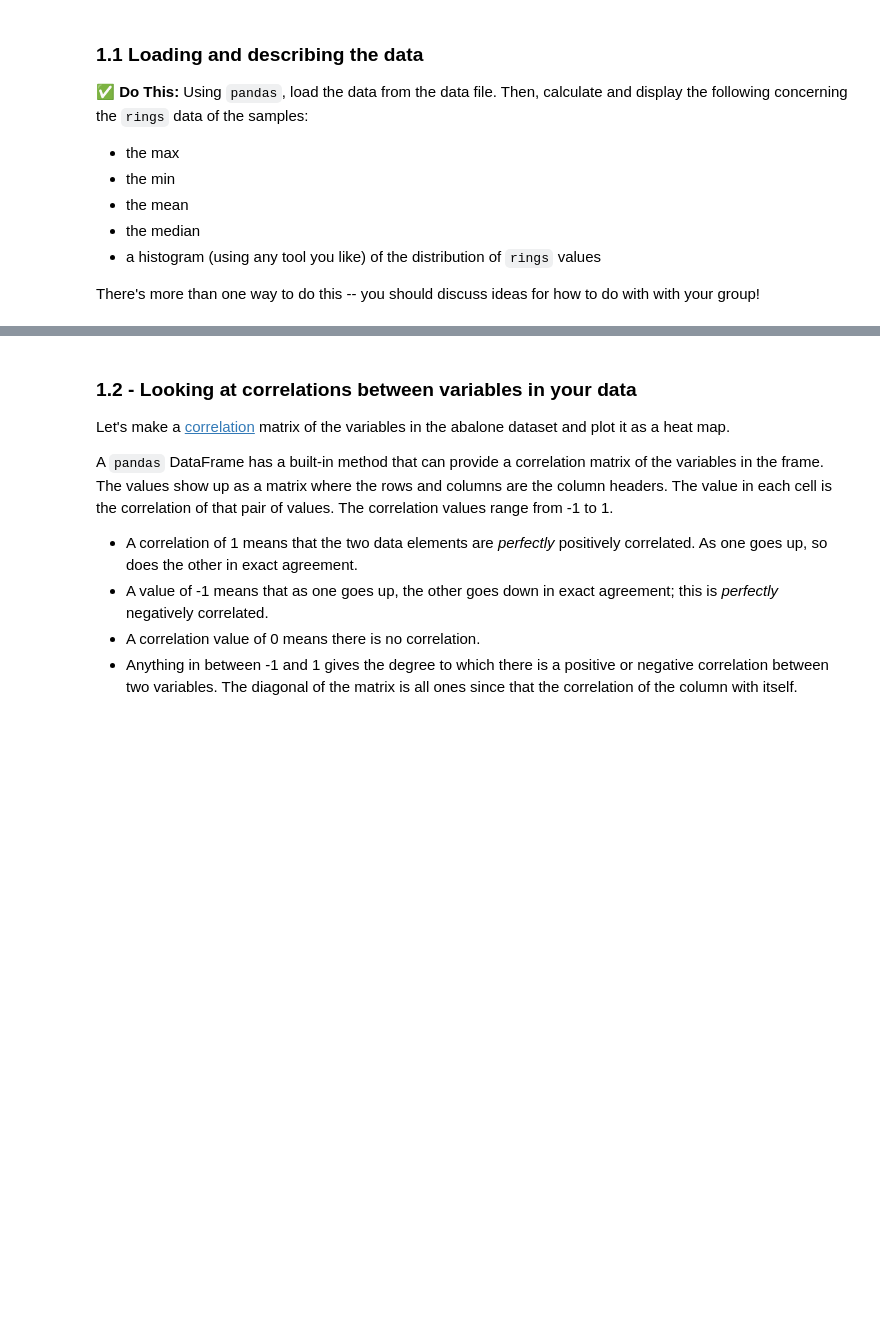
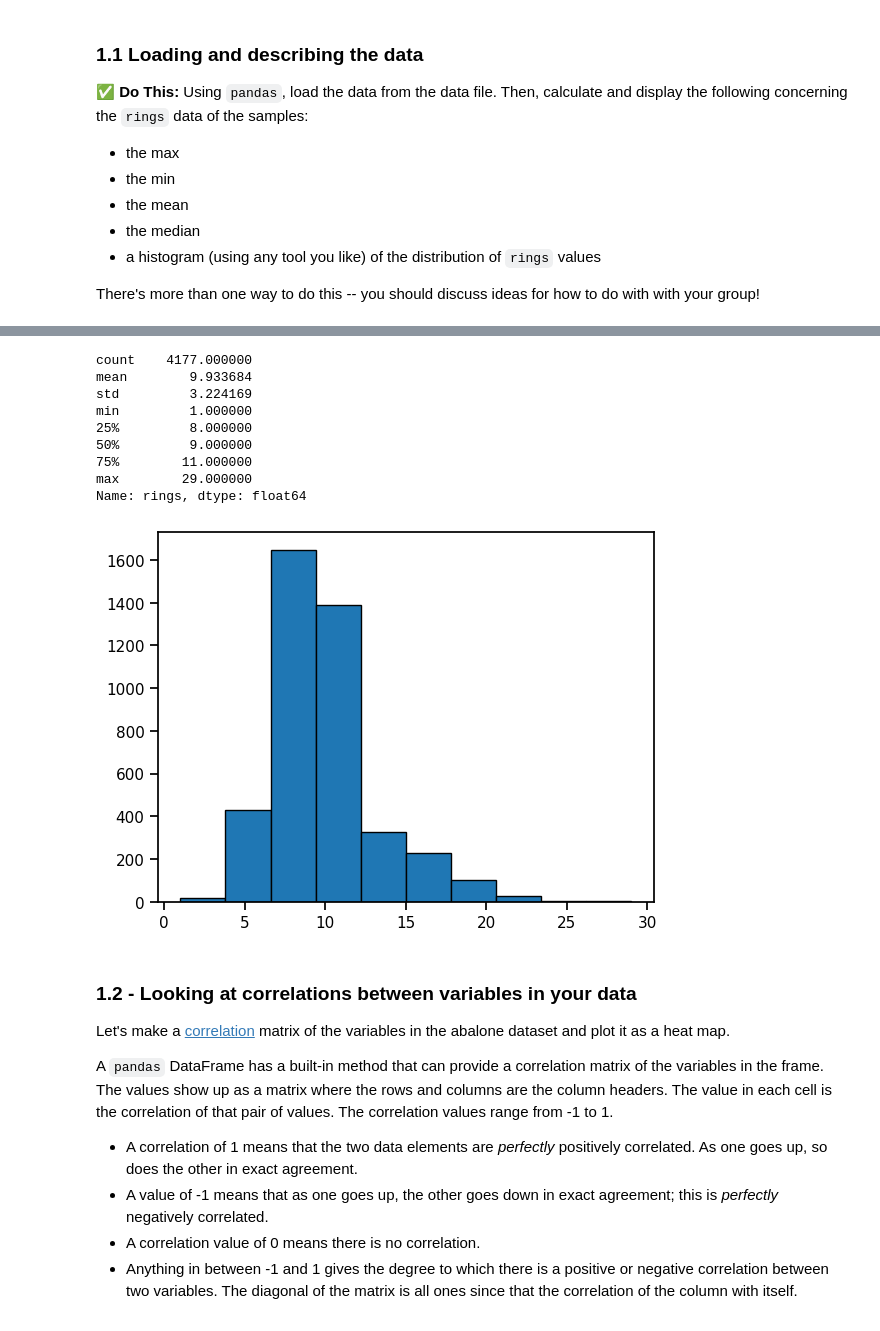
Before and after one commit to Jil-mueller/CMSE202-f25-turnin, a Jupyter notebook: day-13-in-class/Day-13_In-Class-Regression-STUDENT.ipynb, the cells around one changed output, grey strips where cells are left out. Saved outputs shown, nothing was run; the diff lists cells and outputs as text; code cells hidden in the pictures; blank space fills up the shorter version.

```diff
--- a/day-13-in-class/Day-13_In-Class-Regression-STUDENT.ipynb
+++ b/day-13-in-class/Day-13_In-Class-Regression-STUDENT.ipynb
@@ -71,11 +75,34 @@ There's more than one way to do this -- you should discuss ideas for how to do w
 # %%
 # put your code here
 import matplotlib.pyplot as plt
 import pandas as pd
 import seaborn as sns
 import numpy as np
 
 sns.set_context("notebook")
+
+
+column_names = ["sex", "length", "diameter", "height", "whole_weight", "shucked_weight", "viscera_weight", "shell_weight", "rings"]
+
+
+data = pd.read_csv("Dataset.data", sep=' ', names=column_names)
+
+rings_data = data['rings']
+print(rings_data.describe())
+
+plt.hist(rings_data, edgecolor='black')
+plt.show()
+# %% [output]
+count    4177.000000
+mean        9.933684
+std         3.224169
+min         1.000000
+25%         8.000000
+50%         9.000000
+75%        11.000000
+max        29.000000
+Name: rings, dtype: float64
+[figure, added]
 # %% [markdown]
 ### 1.2 - Looking at correlations between variables in your data
 
```
Also changed, not shown: parts of 37 cells of this notebook.
